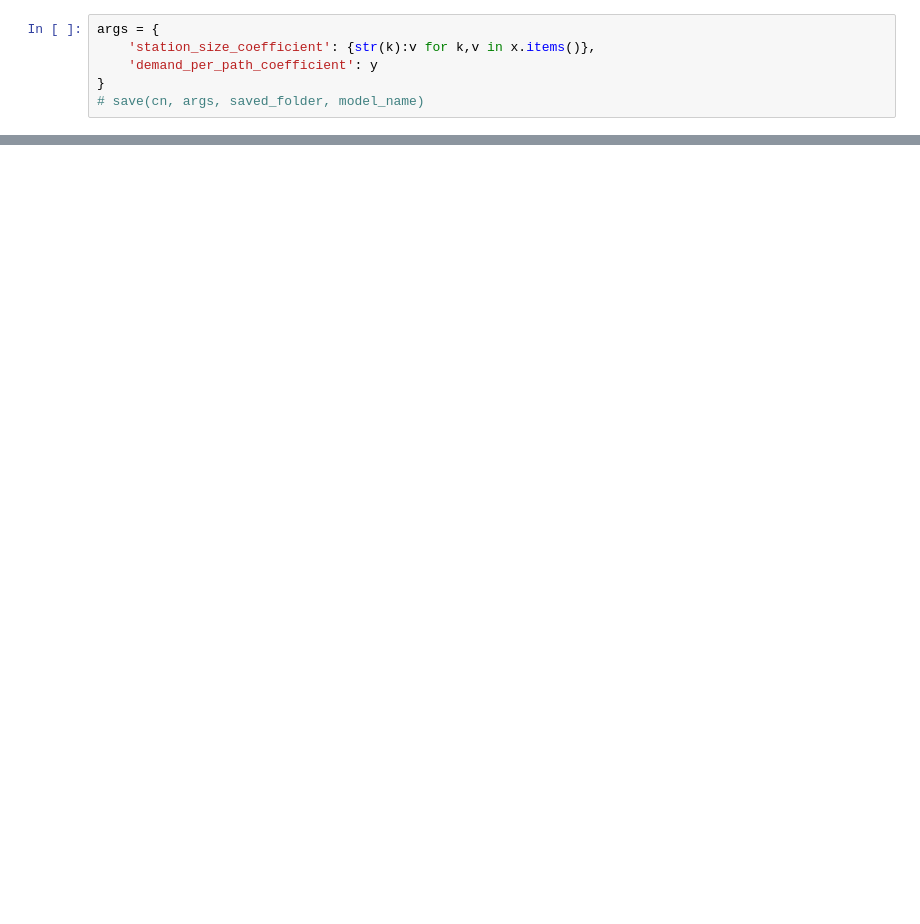
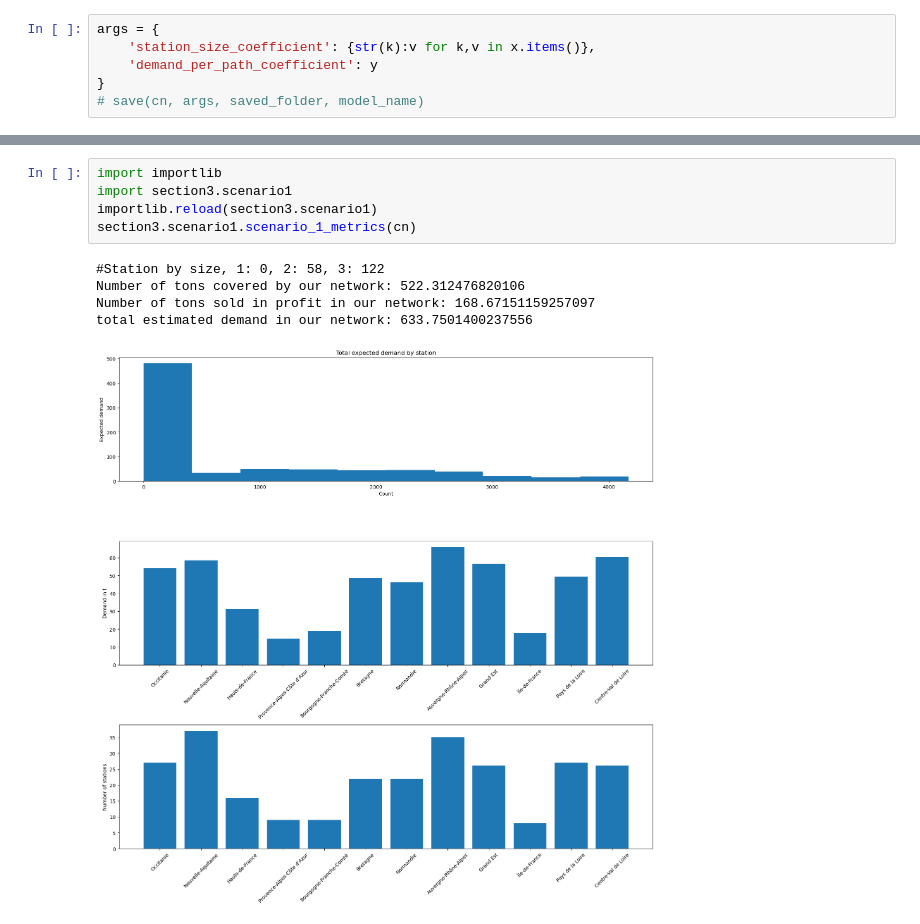
Before and after one commit to jiahezhu0312/hydrogen_station_allocation, a Jupyter notebook: section2.ipynb, the cells around one changed output, grey strips where cells are left out. Saved outputs shown, nothing was run; the diff lists cells and outputs as text; blank space fills up the shorter version.

```diff
--- a/section2.ipynb
+++ b/section2.ipynb
@@ -39,0 +55,11 @@ Graph saved
+# %%
+import importlib
+import section3.scenario1
+importlib.reload(section3.scenario1)
+section3.scenario1.scenario_1_metrics(cn)
+# %% [output]
+#Station by size, 1: 0, 2: 58, 3: 122
+Number of tons covered by our network: 522.312476820106
+Number of tons sold in profit in our network: 168.67151159257097
+total estimated demand in our network: 633.7501400237556
+[figure, added]
```
Also changed, not shown: parts of 5 cells of this notebook.
